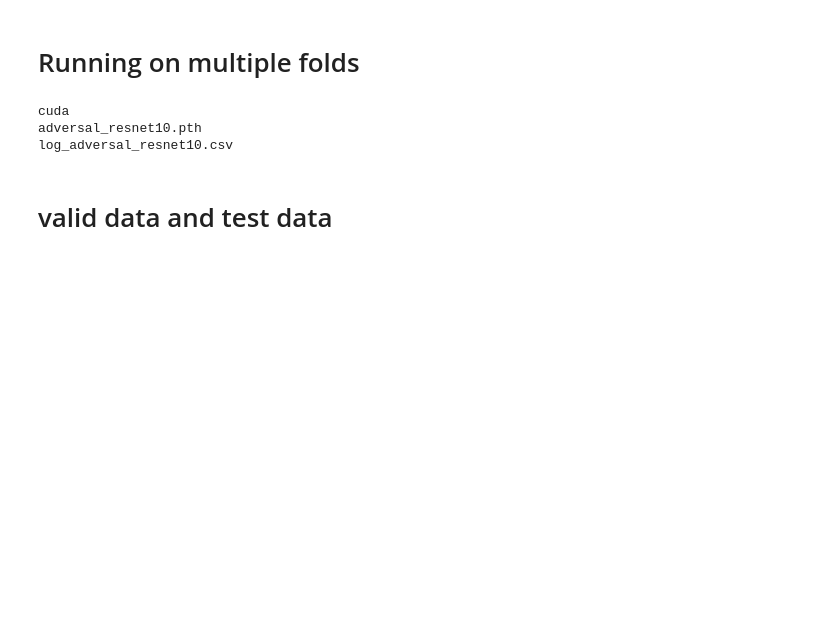
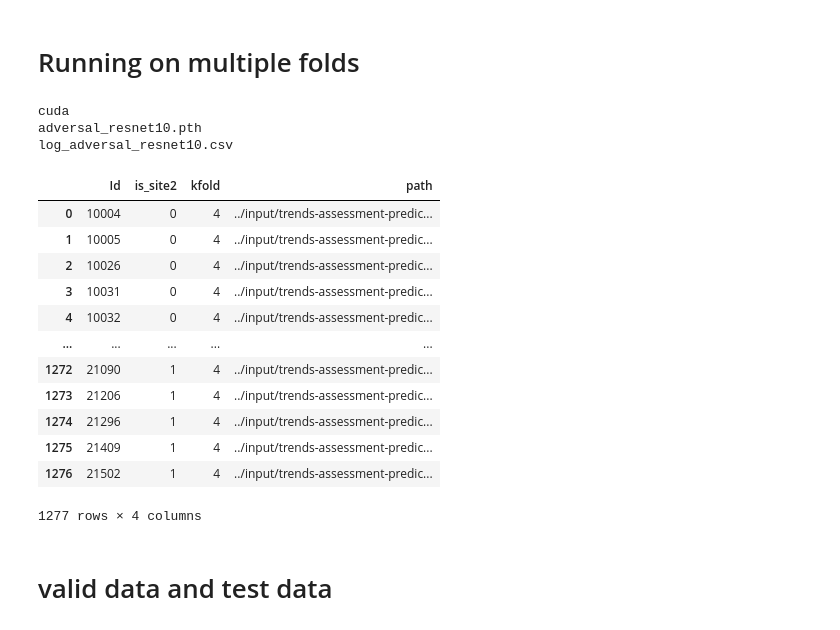
Before and after one commit to ibkuroyagi/trends-images, a Jupyter notebook: working/adversal-valid.ipynb, the cells around one changed output. Drawn from its saved outputs; the diff is of its cells as text; code cells hidden in the pictures; blank space fills up the shorter version.

```diff
--- a/working/adversal-valid.ipynb
+++ b/working/adversal-valid.ipynb
@@ -783,11 +779,17 @@ train_df["is_train"] = True
 fnc = pd.read_csv("../input/trends-assessment-prediction/fnc.csv")
 fnc.fillna(fnc.mean(), inplace=True)
 fnc = fnc.merge(train_df, on="Id", how="left")
-test_fnc = fnc[fnc["is_train"] != True].copy()
-fnc = fnc[fnc["is_train"] == True].copy()
+test_fnc = fnc[fnc["is_train"] != True].copy().reset_index(drop=True)
+fnc = fnc[fnc["is_train"] == True].copy().reset_index(drop=True)
 
 loading = pd.read_csv("../input/trends-assessment-prediction/loading.csv")
 loading.fillna(loading.mean(), inplace=True)
 loading = loading.merge(train_df, on="Id", how="left")
-test_loading = loading[loading["is_train"] != True].copy()
-loading = loading[loading["is_train"] == True].copy()
+test_loading = loading[loading["is_train"] != True].copy().reset_index(drop=True)
+loading = loading[loading["is_train"] == True].copy().reset_index(drop=True)
+kf = KFold(n_splits=config.num_folds, shuffle=True, random_state=config.seed)
+for fold, (trn_, val_) in enumerate(kf.split(train_df)):
+    loading.loc[val_, 'kfold'] = fold
+    fnc.loc[val_, 'kfold'] = fold
+loading = loading[loading["kfold"] == config.fold]
+fnc = fnc[fnc["kfold"] == config.fold]
@@ -891,16 +896,34 @@ adversal_valid_loading_df = adversal_loading_df[adversal_loading_df['kfold'] ==
 adversal_train_fnc_df = adversal_fnc_df[adversal_fnc_df['kfold'] != fold].reset_index(drop=True)
 adversal_valid_fnc_df = adversal_fnc_df[adversal_fnc_df['kfold'] == fold].reset_index(drop=True)
 adversal_target_train_df = adversal_target_df[adversal_target_df['kfold'] != fold].reset_index(drop=True)
-adversal_target_valid_df = adversal_target_df[adversal_target_df['kfold'] != fold].reset_index(drop=True)
+adversal_target_valid_df = adversal_target_df[adversal_target_df['kfold'] == fold].reset_index(drop=True)
 
-train_dataset = MRIMapDataset(df=adversal_target_train_df, fnc=adversal_train_fnc_df, loading=adversal_train_loading_df, mode="train")
-valid_dataset = MRIMapDataset(df=adversal_target_valid_df, fnc=adversal_valid_fnc_df, loading=adversal_valid_loading_df, mode="train")
+train_dataset = MRIMapDataset(df=adversal_target_train_df, fnc=adversal_train_fnc_df, loading=adversal_train_loading_df, fMRI_path=adversal_target_train_df['path'], mode="train")
+valid_dataset = MRIMapDataset(df=adversal_target_valid_df, fnc=adversal_valid_fnc_df, loading=adversal_valid_loading_df, fMRI_path=adversal_target_valid_df['path'], mode="train")
 train_data_loader = torch.utils.data.DataLoader(
         train_dataset,
         batch_size=config.batch_size,
         num_workers=config.num_workers,
         shuffle=True
     )
+# %%
+# valid_dataset.__len__()
+# adversal_target_train_df #5110 rows × 4 columns
+adversal_target_valid_df
+# %% [output]
+|  | Id | is_site2 | kfold | path |
+| 0 | 10004 | 0 | 4 | ../input/trends-assessment-predic... |
+| 1 | 10005 | 0 | 4 | ../input/trends-assessment-predic... |
+| 2 | 10026 | 0 | 4 | ../input/trends-assessment-predic... |
+| 3 | 10031 | 0 | 4 | ../input/trends-assessment-predic... |
+| 4 | 10032 | 0 | 4 | ../input/trends-assessment-predic... |
+| ... | ... | ... | ... | ... |
+| 1272 | 21090 | 1 | 4 | ../input/trends-assessment-predic... |
+| 1273 | 21206 | 1 | 4 | ../input/trends-assessment-predic... |
+| 1274 | 21296 | 1 | 4 | ../input/trends-assessment-predic... |
+| 1275 | 21409 | 1 | 4 | ../input/trends-assessment-predic... |
+| 1276 | 21502 | 1 | 4 | ../input/trends-assessment-predic... |
+1277 rows × 4 columns
 # %%
 fitter = run(config.fold)
 # %%
```
Also changed, not shown: parts of 8 cells of this notebook, 6 other files.
